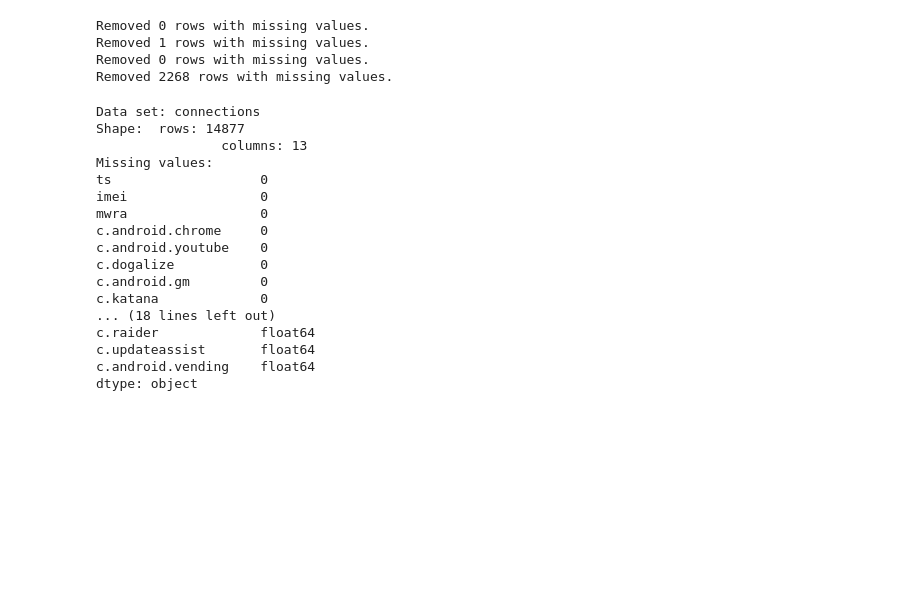
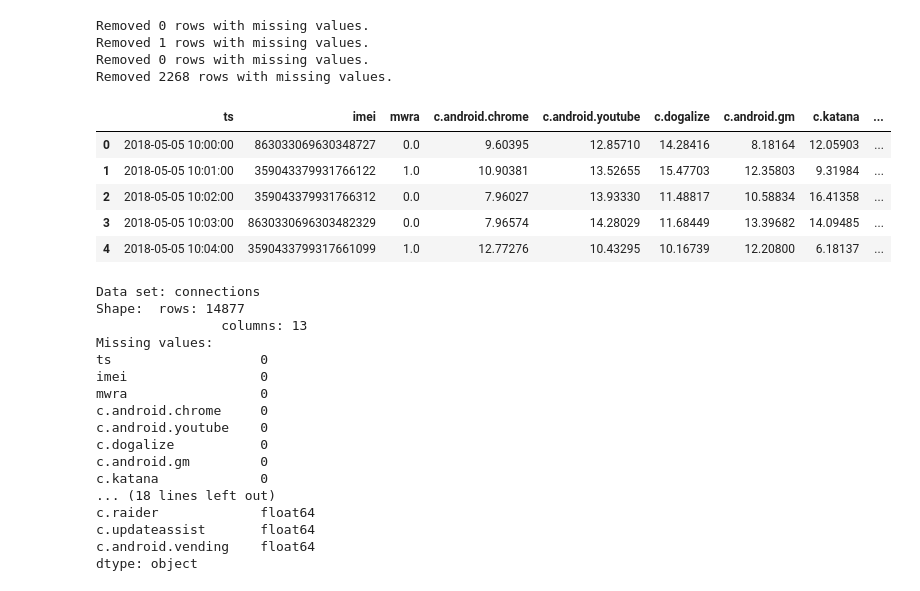
Before and after one commit to xtancos/IAU_project, a Jupyter notebook: main.ipynb, the cells around one changed output. Drawn from its saved outputs; the diff is of its cells as text; code cells hidden in the pictures; blank space fills up the shorter version.

```diff
--- a/main.ipynb
+++ b/main.ipynb
@@ -77,6 +77,15 @@ Removed 0 rows with missing values.
 Removed 1 rows with missing values.
 Removed 0 rows with missing values.
 Removed 2268 rows with missing values.
+# %%
+df_connections.head()
+# %% [output]
+|  | ts | imei | mwra | c.android.chrome | c.android.youtube | c.dogalize | c.android.gm | c.katana | ... |
+| 0 | 2018-05-05 10:00:00 | 863033069630348727 | 0.0 | 9.60395 | 12.85710 | 14.28416 | 8.18164 | 12.05903 | ... |
+| 1 | 2018-05-05 10:01:00 | 359043379931766122 | 1.0 | 10.90381 | 13.52655 | 15.47703 | 12.35803 | 9.31984 | ... |
+| 2 | 2018-05-05 10:02:00 | 359043379931766312 | 0.0 | 7.96027 | 13.93330 | 11.48817 | 10.58834 | 16.41358 | ... |
+| 3 | 2018-05-05 10:03:00 | 8630330696303482329 | 0.0 | 7.96574 | 14.28029 | 11.68449 | 13.39682 | 14.09485 | ... |
+| 4 | 2018-05-05 10:04:00 | 3590433799317661099 | 1.0 | 12.77276 | 10.43295 | 10.16739 | 12.20800 | 6.18137 | ... |
 # %%
 analyze_dataframe(df_connections, "connections")
 # %% [output]
```
Also changed, not shown: parts of 11 cells of this notebook, 1 other file.
